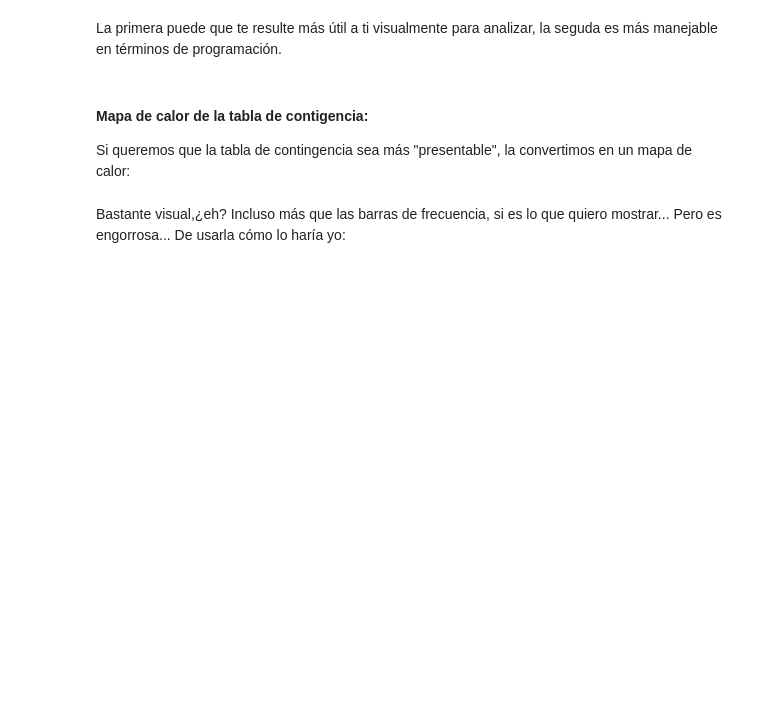
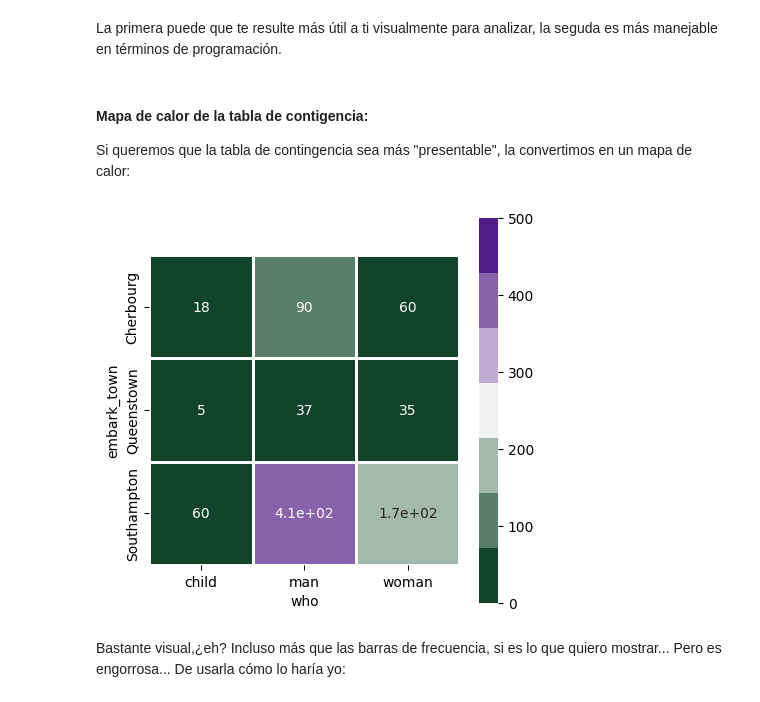
Before and after one commit to MHHsim/DS-Online-Marta-Harana, a Jupyter notebook: 03_Data_Analysis/Sprint_08/Unidad_02_Visualizacion_Avanzada_Seaborn/01_Workout/04_Visualizacion_Dos_Variables_I.ipynb, the cells around one changed output. Drawn from its saved outputs; the diff is of its cells as text; code cells hidden in the pictures; blank space fills up the shorter version.

```diff
--- a/03_Data_Analysis/Sprint_08/Unidad_02_Visualizacion_Avanzada_Seaborn/01_Workout/04_Visualizacion_Dos_Variables_I.ipynb
+++ b/03_Data_Analysis/Sprint_08/Unidad_02_Visualizacion_Avanzada_Seaborn/01_Workout/04_Visualizacion_Dos_Variables_I.ipynb
@@ -80,0 +141,6 @@ Otra forma numérica de ver las frecuencias de aparición conjunta de los valore
+# %%
+#AC
+tabla_contingencia = pd.crosstab(df_titanic["embark_town"],
+                                 df_titanic["who"],
+                                 margins = False)
+tabla_contingencia
@@ -96,3 +177,18 @@ Si queremos que la tabla de contingencia sea más "presentable", la convertimos
+# %%
+#AC
+# Mapa de calor de la tabla de contingencias
+plt.figure(figsize=(5,5))
+sns.heatmap(tabla_contingencia,
+            vmin = 0, # valores para determinar el minimo y el maximo de la tabla de valores
+            vmax = 500, #
+            cmap = sns.diverging_palette(145, 280, s=85, l=25, n=7), # Mapa de color llamativo
+            square= True, # dimensiones cuadradas
+            linewidths = 1, # anchos de los cuadraditos internos
+            annot = True); # nos añada los numeros
+
+# el que llama mas la atención es el valor de hombres que embarcaron en southampton
+# %% [output]
+[figure, added]
 # %% [markdown]
 Bastante visual,¿eh? Incluso más que las barras de frecuencia, si es lo que quiero mostrar... Pero es engorrosa... De usarla cómo lo haría yo:
 # %%
```
Also changed, not shown: parts of 15 cells of this notebook.
